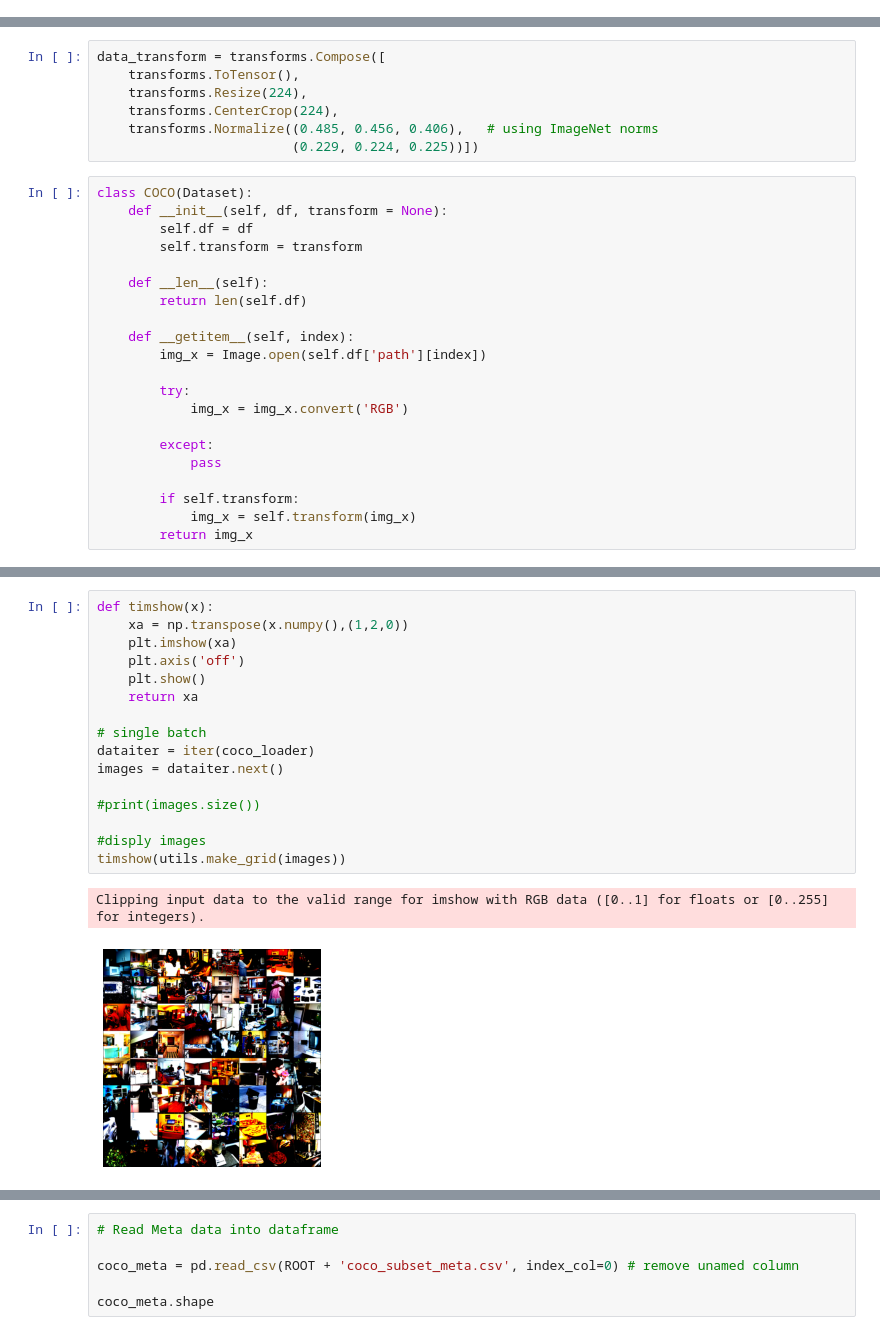
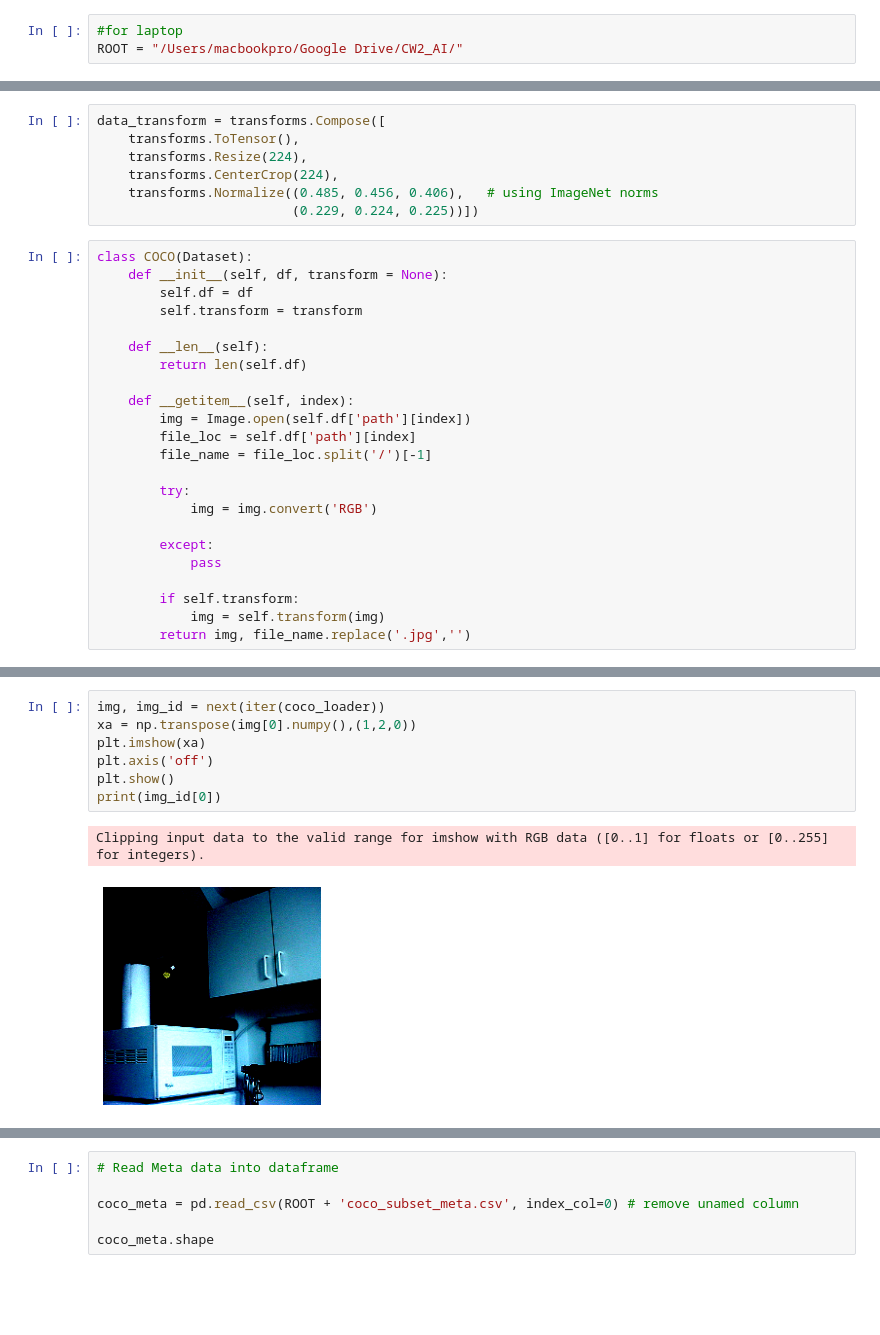
Before and after one commit to buthaina279/P4DS, a Jupyter notebook: COMP5623M_CW2v2.ipynb, the cells around one changed output, grey strips where cells are left out. Saved outputs shown, nothing was run; the diff lists cells and outputs as text; blank space fills up the shorter version.

```diff
--- a/COMP5623M_CW2v2.ipynb
+++ b/COMP5623M_CW2v2.ipynb
@@ -113,4 +114,7 @@ Mounted at /content/drive
 ROOT = "/content/drive/MyDrive/CW2_AI/"
+# %%
+#for laptop
+ROOT = "/Users/macbookpro/Google Drive/CW2_AI/"
 # %%
 class EncoderCNN(nn.Module):
     def __init__(self):
@@ -189,17 +192,19 @@ class COCO(Dataset):
         return len(self.df)
 
     def __getitem__(self, index):
-        img_x = Image.open(self.df['path'][index])
+        img = Image.open(self.df['path'][index])
+        file_loc = self.df['path'][index]
+        file_name = file_loc.split('/')[-1]
 
         try:
-            img_x = img_x.convert('RGB')
+            img = img.convert('RGB')
 
         except:
             pass
 
         if self.transform:
-            img_x = self.transform(img_x)
-        return img_x
+            img = self.transform(img)
+        return img, file_name.replace('.jpg','')
 # %%
 coco_dir = ROOT + "images"
 img_paths= []
@@ -238,21 +246,12 @@ length of coco images =  5029 image
 3  /content/drive/MyDrive/CW2_AI/images/000000205...
 4  /content/drive/MyDrive/CW2_AI/images/000000229...
 # %%
-def timshow(x):
-    xa = np.transpose(x.numpy(),(1,2,0))
-    plt.imshow(xa)
-    plt.axis('off')
-    plt.show()
-    return xa
-
-# single batch
-dataiter = iter(coco_loader)
-images = dataiter.next()
-
-#print(images.size())
-
-#disply images
-timshow(utils.make_grid(images))
+img, img_id = next(iter(coco_loader))
+xa = np.transpose(img[0].numpy(),(1,2,0))
+plt.imshow(xa)
+plt.axis('off')
+plt.show()
+print(img_id[0])
 # %% [output]
 Clipping input data to the valid range for imshow with RGB data ([0..1] for floats or [0..255] for integers).
-[figure, old version]
+[figure, new version]
```
Also changed, not shown: parts of 69 cells of this notebook.
